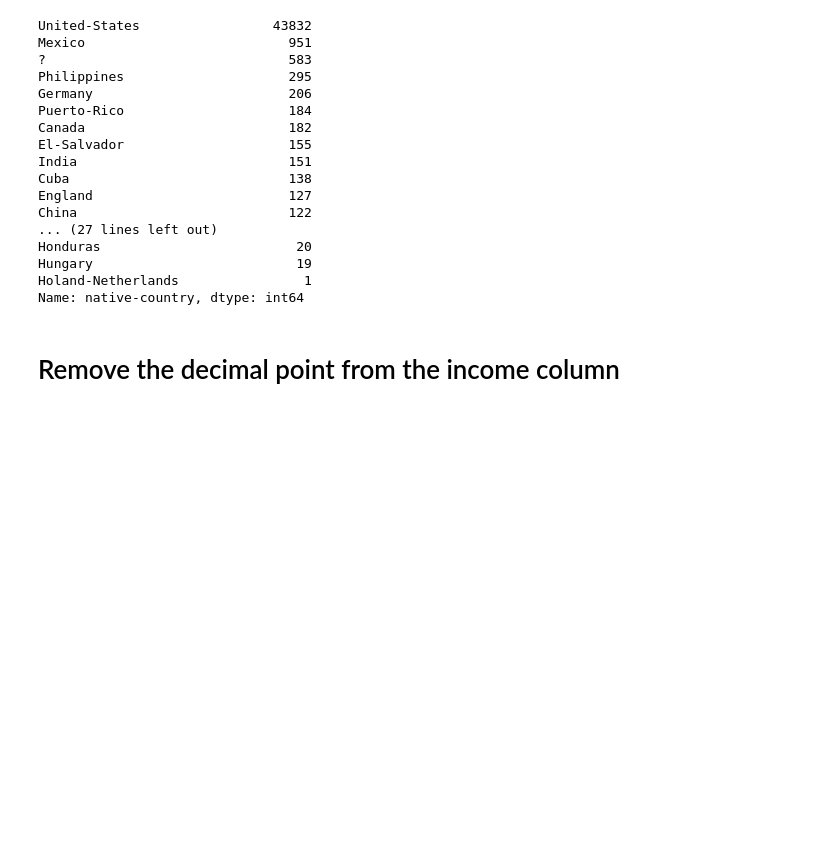
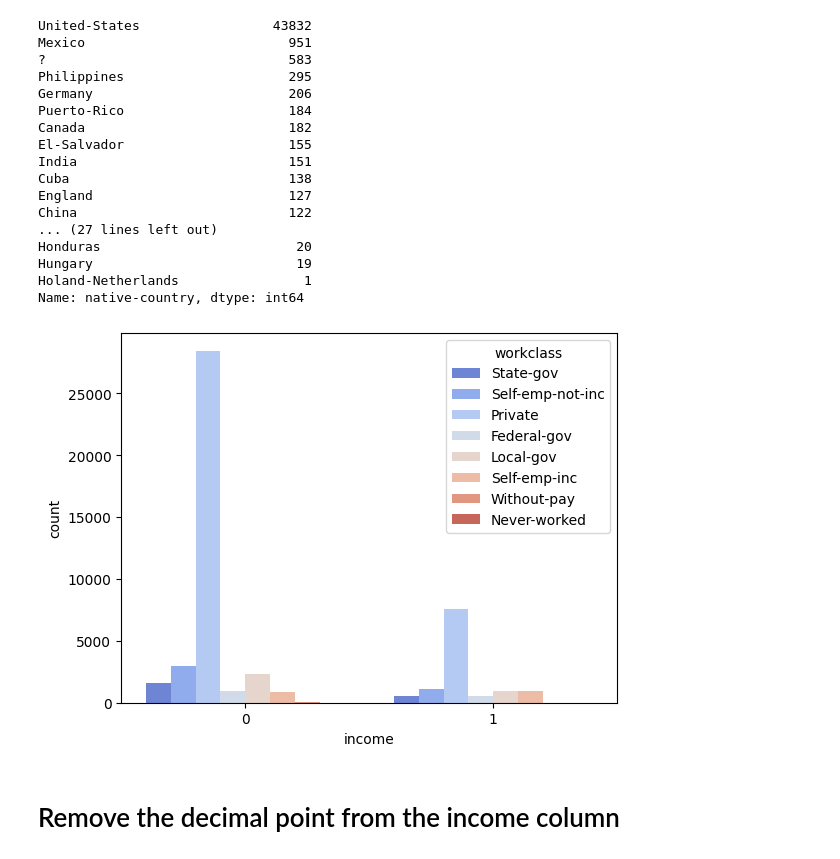
Before and after one commit to MohHaroon/Adult-Census-Income-Classification, a Jupyter notebook: Adult dataset Classification.ipynb, the cells around one changed output. Saved outputs shown, nothing was run; the diff lists cells and outputs as text; code cells hidden in the pictures; blank space fills up the shorter version.

```diff
--- a/Adult dataset Classification.ipynb
+++ b/Adult dataset Classification.ipynb
@@ -216,6 +216,10 @@ Honduras                         20
 Hungary                          19
 Holand-Netherlands                1
 Name: native-country, dtype: int64
+# %%
+sns.countplot(x='income', palette='coolwarm', hue='workclass', data=adult_df);
+# %% [output]
+[figure, added]
 # %% [markdown]
 
 # Remove the decimal point from the income column
```
Also changed, not shown: parts of 14 cells of this notebook.
